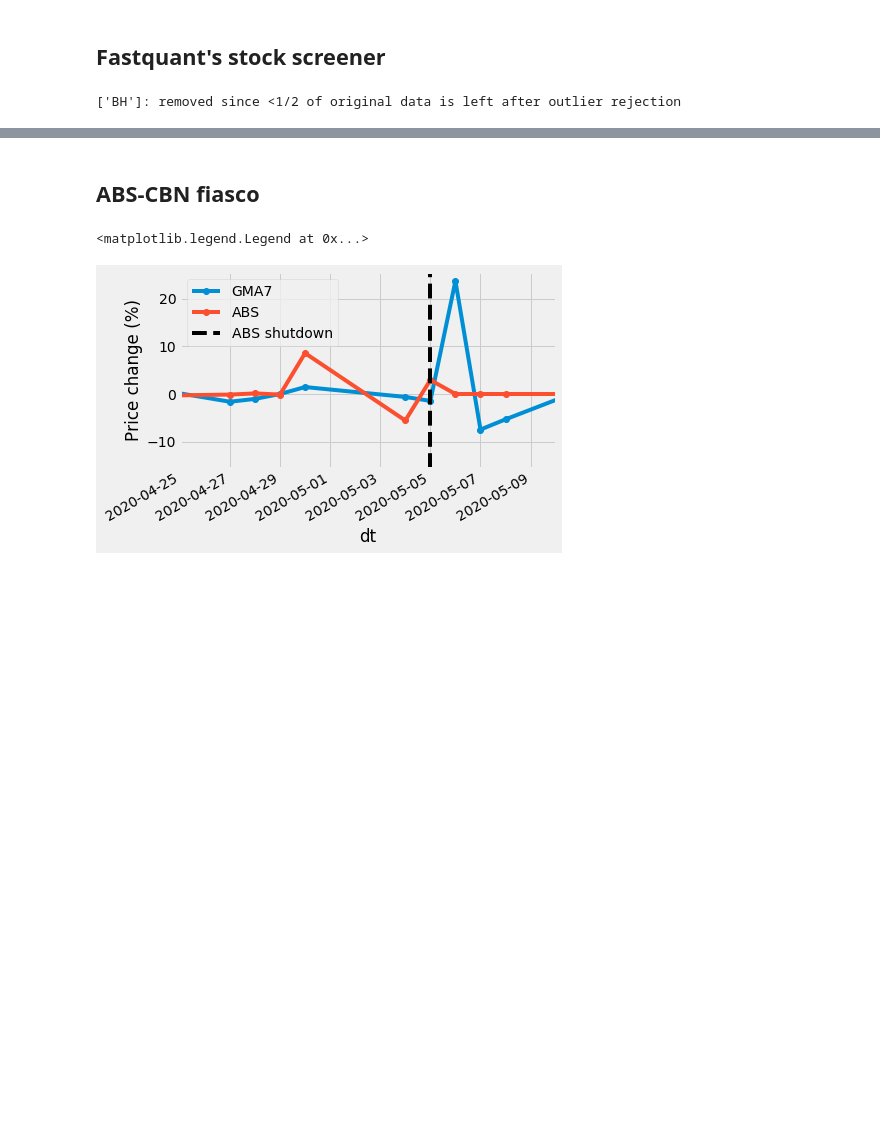
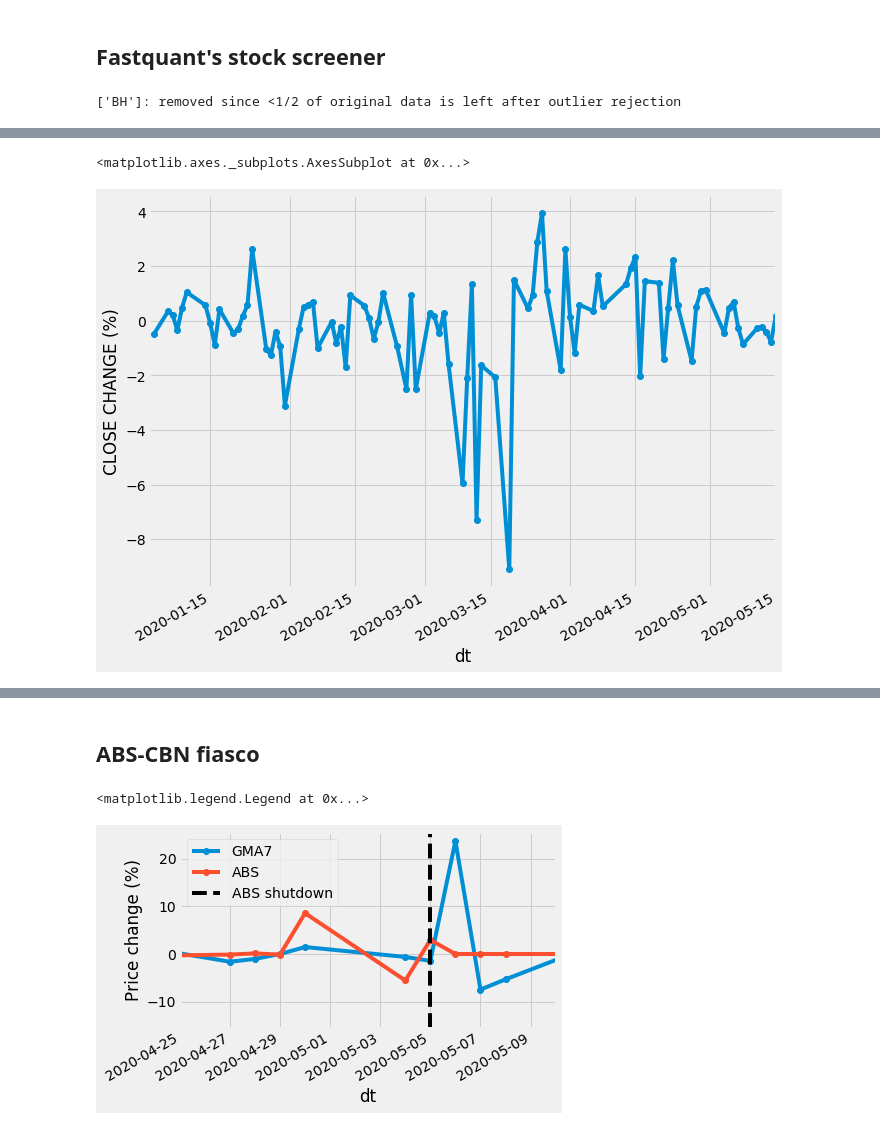
Before and after one commit to jbdelmundo/fastquant, a Jupyter notebook: examples/screener.ipynb, the cells around one changed output, grey strips where cells are left out. Cells and saved outputs as stored; diff of their text form; code cells hidden in the pictures; blank space fills up the shorter version.

```diff
--- a/examples/screener.ipynb
+++ b/examples/screener.ipynb
@@ -17,0 +107,6 @@ ss.plot_sectors_boxplot()
+# %%
+# combined pct_change in given sector
+ss.plot_sector("Services")
+# %% [output]
+<matplotlib.axes._subplots.AxesSubplot at 0x...>
+[figure, added]
```
Also changed, not shown: parts of 20 cells of this notebook, 2 other files.
